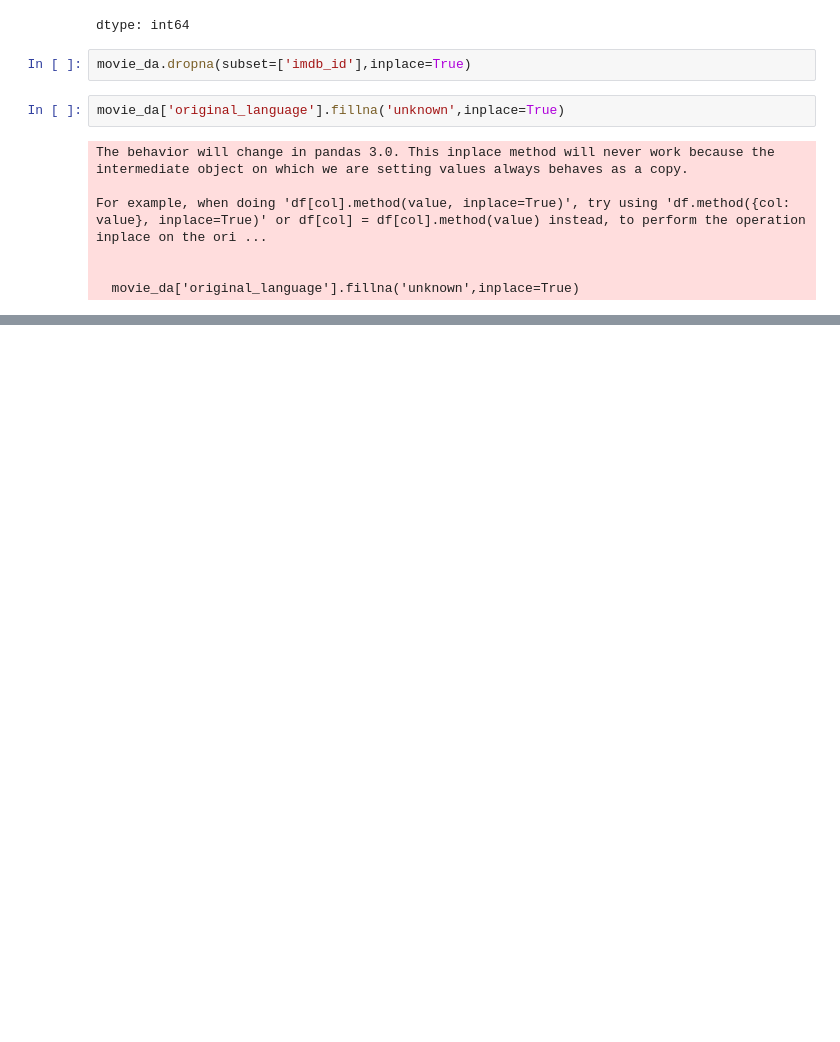
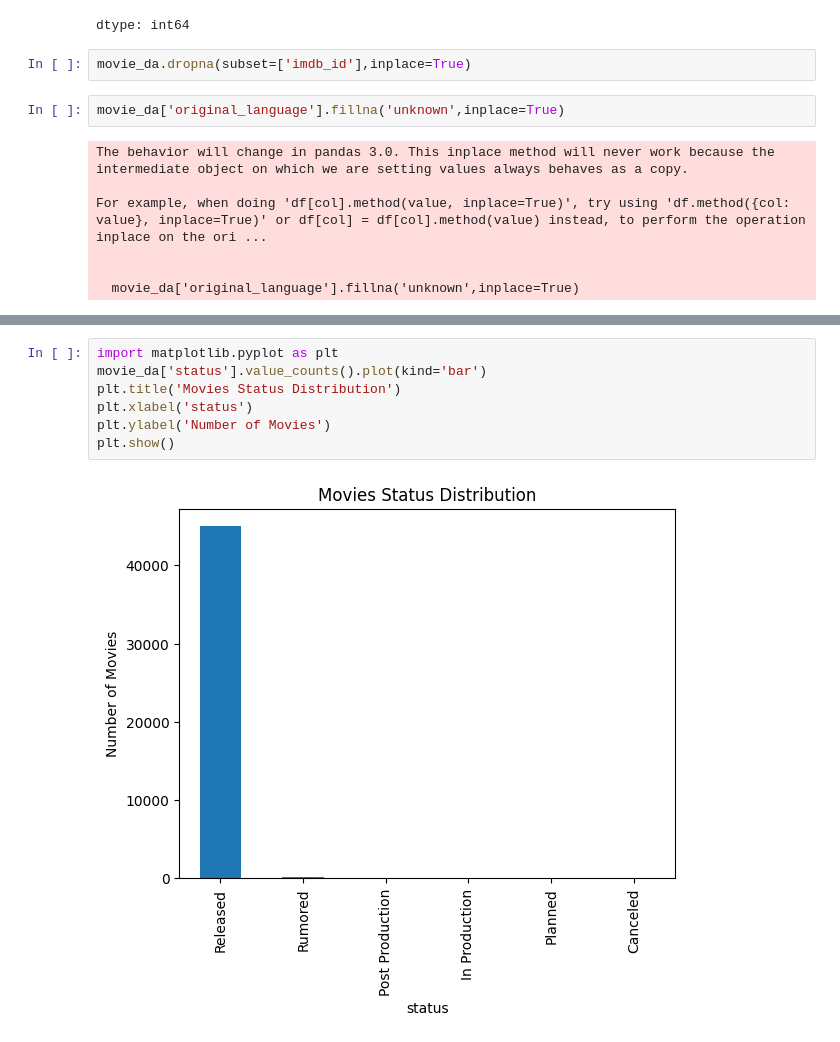
Before and after one commit to yashsati072-create/Movie-Recommendation-System, a Jupyter notebook: Another_copy_of_Movie_Recommendation_System.ipynb, the cells around one changed output, grey strips where cells are left out. Saved outputs shown, nothing was run; the diff lists cells and outputs as text; blank space fills up the shorter version.

```diff
--- a/Another_copy_of_Movie_Recommendation_System.ipynb
+++ b/Another_copy_of_Movie_Recommendation_System.ipynb
@@ -568,3 +566,12 @@ movie_da.head()
 | 2 | False | 0 | [{'id': 10749, 'name': 'Romance'}... | 15602 | tt0113228 | en | Grumpier Old Men | A family wedding reignites the an... | 11.712900 | ... |
 | 3 | False | 16000000 | [{'id': 35, 'name': 'Comedy'}, {'... | 31357 | tt0114885 | en | Waiting to Exhale | Cheated on, mistreated and steppe... | 3.859495 | ... |
 | 4 | False | 0 | [{'id': 35, 'name': 'Comedy'}] | 11862 | tt0113041 | en | Father of the Bride Part II | Just when George Banks has recove... | 8.387519 | ... |
+# %%
+import matplotlib.pyplot as plt
+movie_da['status'].value_counts().plot(kind='bar')
+plt.title('Movies Status Distribution')
+plt.xlabel('status')
+plt.ylabel('Number of Movies')
+plt.show()
+# %% [output]
+[figure, added]
```
Also changed, not shown: parts of 4 cells of this notebook.
